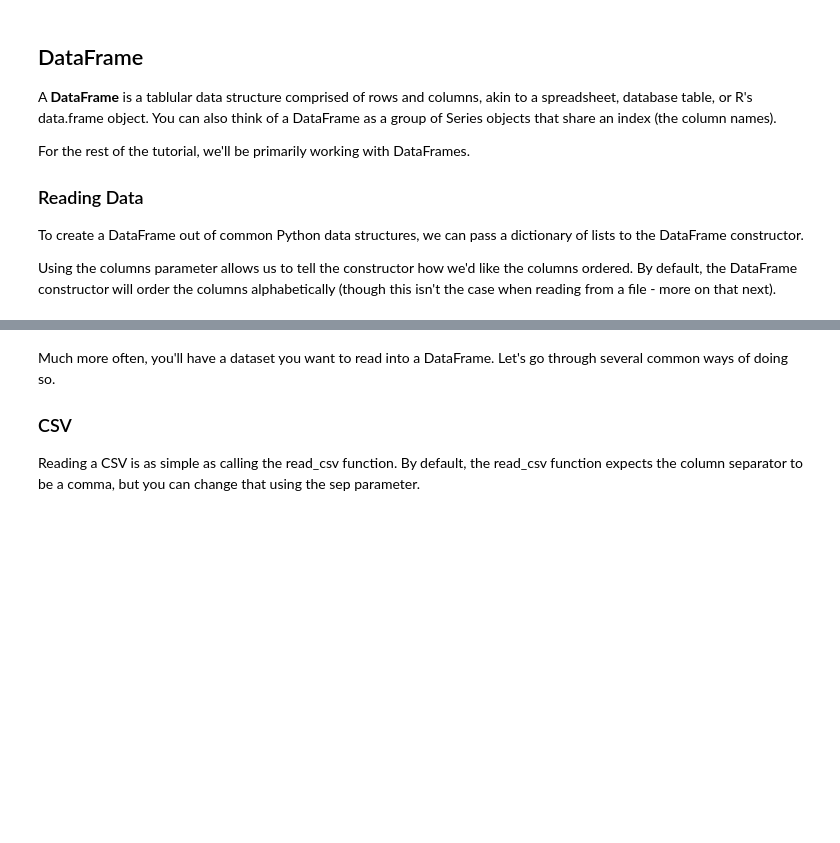
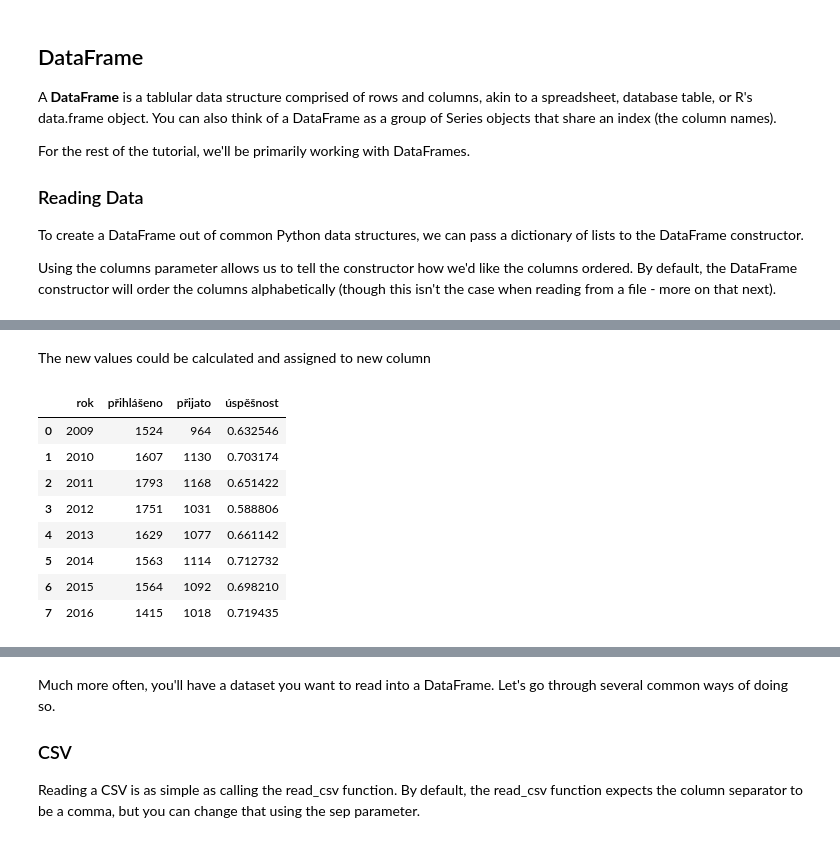
Before and after one commit to ondrolexa/r-python, a Jupyter notebook: pandas-01-titanic.ipynb, the cells around one changed output, grey strips where cells are left out. Saved outputs shown, nothing was run; the diff lists cells and outputs as text; code cells hidden in the pictures; blank space fills up the shorter version.

```diff
--- a/pandas-01-titanic.ipynb
+++ b/pandas-01-titanic.ipynb
@@ -263,0 +247,6 @@ football
+# %%
+data = {'rok': [2009, 2010, 2011, 2012, 2013, 2014, 2015, 2016],
+        'přihlášeno': [1524, 1607, 1793, 1751, 1629, 1563, 1564, 1415],
+        'přijato': [964, 1130, 1168, 1031, 1077, 1114, 1092, 1018]}
+prfuk = pd.DataFrame(data)
+prfuk
@@ -263,0 +265,3 @@ football
+# %%
+prfuk = pd.DataFrame(data, columns=['rok', 'přihlášeno', 'přijato'])
+prfuk
@@ -263,0 +278,15 @@ football
+# %% [markdown]
+The new values could be calculated and assigned to new column
+# %%
+prfuk['úspěšnost'] = prfuk['přijato'] / prfuk['přihlášeno']
+prfuk
+# %% [output]
+|  | rok | přihlášeno | přijato | úspěšnost |
+| 0 | 2009 | 1524 | 964 | 0.632546 |
+| 1 | 2010 | 1607 | 1130 | 0.703174 |
+| 2 | 2011 | 1793 | 1168 | 0.651422 |
+| 3 | 2012 | 1751 | 1031 | 0.588806 |
+| 4 | 2013 | 1629 | 1077 | 0.661142 |
+| 5 | 2014 | 1563 | 1114 | 0.712732 |
+| 6 | 2015 | 1564 | 1092 | 0.698210 |
+| 7 | 2016 | 1415 | 1018 | 0.719435 |
```
Also changed, not shown: parts of 42 cells of this notebook.
